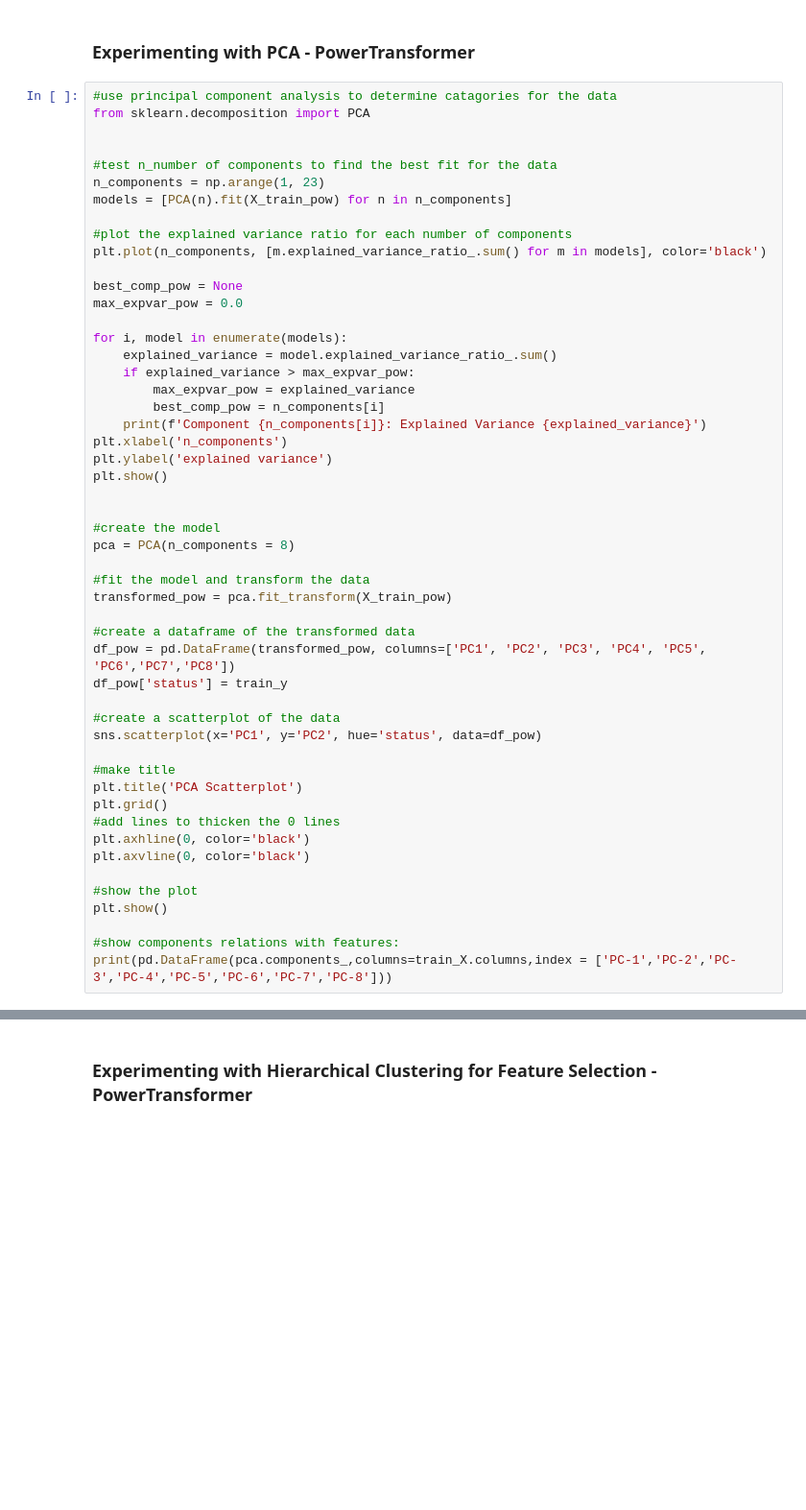
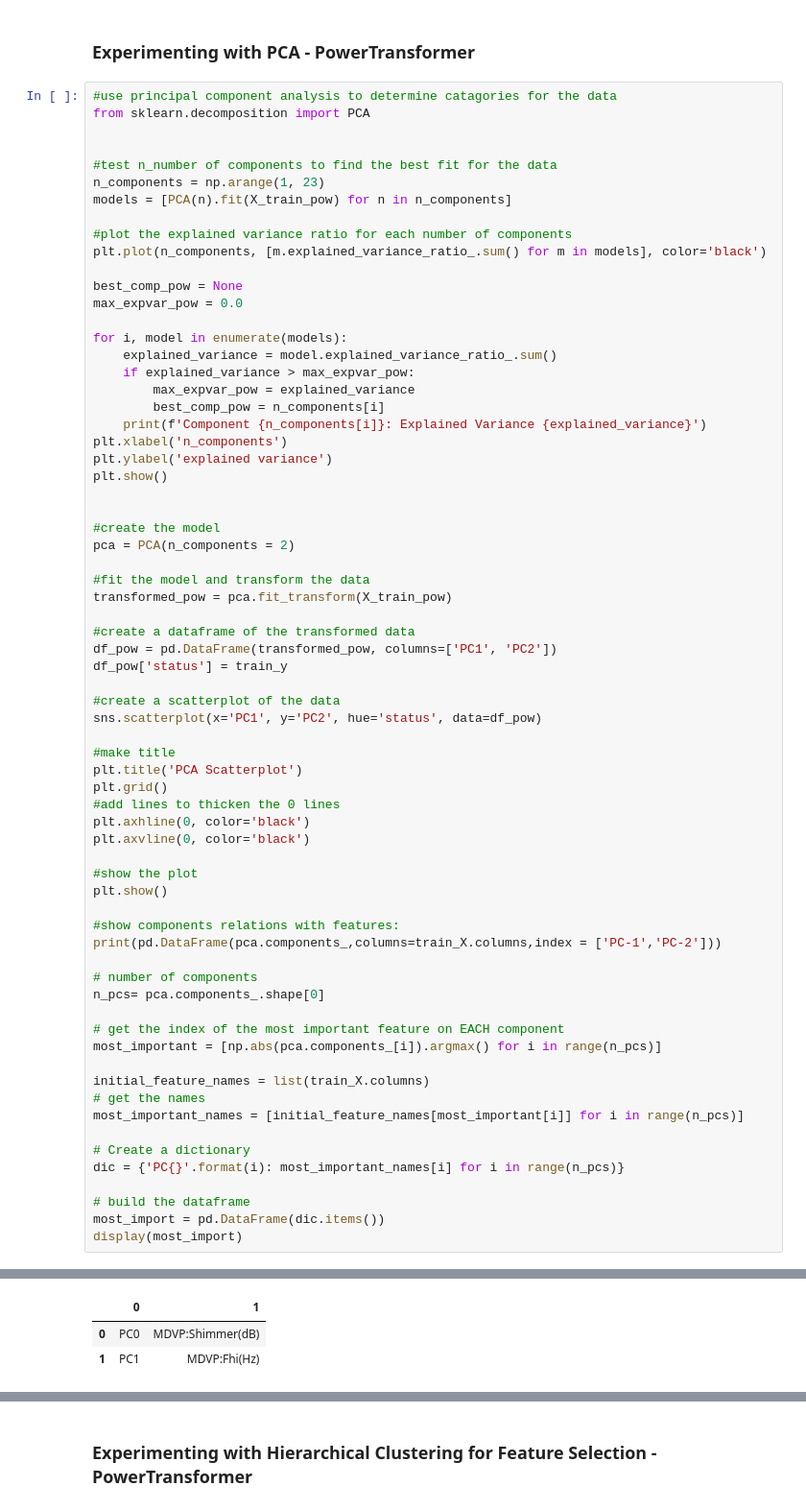
Before and after one commit to t-price/ML_project, a Jupyter notebook: Parkinsons_PowerTransformer.ipynb, the cells around one changed output, grey strips where cells are left out. Shown at 96% size. Cells and saved outputs as stored; diff of their text form; blank space fills up the shorter version.

```diff
--- a/Parkinsons_PowerTransformer.ipynb
+++ b/Parkinsons_PowerTransformer.ipynb
@@ -266,13 +270,13 @@ plt.show()
 
 
 #create the model
-pca = PCA(n_components = 8)
+pca = PCA(n_components = 2)
 
 #fit the model and transform the data
 transformed_pow = pca.fit_transform(X_train_pow)
 
 #create a dataframe of the transformed data
-df_pow = pd.DataFrame(transformed_pow, columns=['PC1', 'PC2', 'PC3', 'PC4', 'PC5', 'PC6','PC7','PC8'])
+df_pow = pd.DataFrame(transformed_pow, columns=['PC1', 'PC2'])
 df_pow['status'] = train_y
 
 #create a scatterplot of the data
@@ -289,7 +293,24 @@ plt.axvline(0, color='black')
 plt.show()
 
 #show components relations with features:
-print(pd.DataFrame(pca.components_,columns=train_X.columns,index = ['PC-1','PC-2','PC-3','PC-4','PC-5','PC-6','PC-7','PC-8']))
+print(pd.DataFrame(pca.components_,columns=train_X.columns,index = ['PC-1','PC-2']))
+
+# number of components
+n_pcs= pca.components_.shape[0]
+
+# get the index of the most important feature on EACH component
+most_important = [np.abs(pca.components_[i]).argmax() for i in range(n_pcs)]
+
+initial_feature_names = list(train_X.columns)
+# get the names
+most_important_names = [initial_feature_names[most_important[i]] for i in range(n_pcs)]
+
+# Create a dictionary
+dic = {'PC{}'.format(i): most_important_names[i] for i in range(n_pcs)}
+
+# build the dataframe
+most_import = pd.DataFrame(dic.items())
+display(most_import)
 # %% [output]
 Component 1: Explained Variance 0.6405020283327851
 Component 2: Explained Variance 0.7610602428296062
@@ -329,0 +351,3 @@ PC-8  0.062383 -0.112766 -0.450330  0.178160  0.333507 -0.489065
+|  | 0 | 1 |
+| 0 | PC0 | MDVP:Shimmer(dB) |
+| 1 | PC1 | MDVP:Fhi(Hz) |
```
Also changed, not shown: parts of 21 cells of this notebook, 4 other files.
